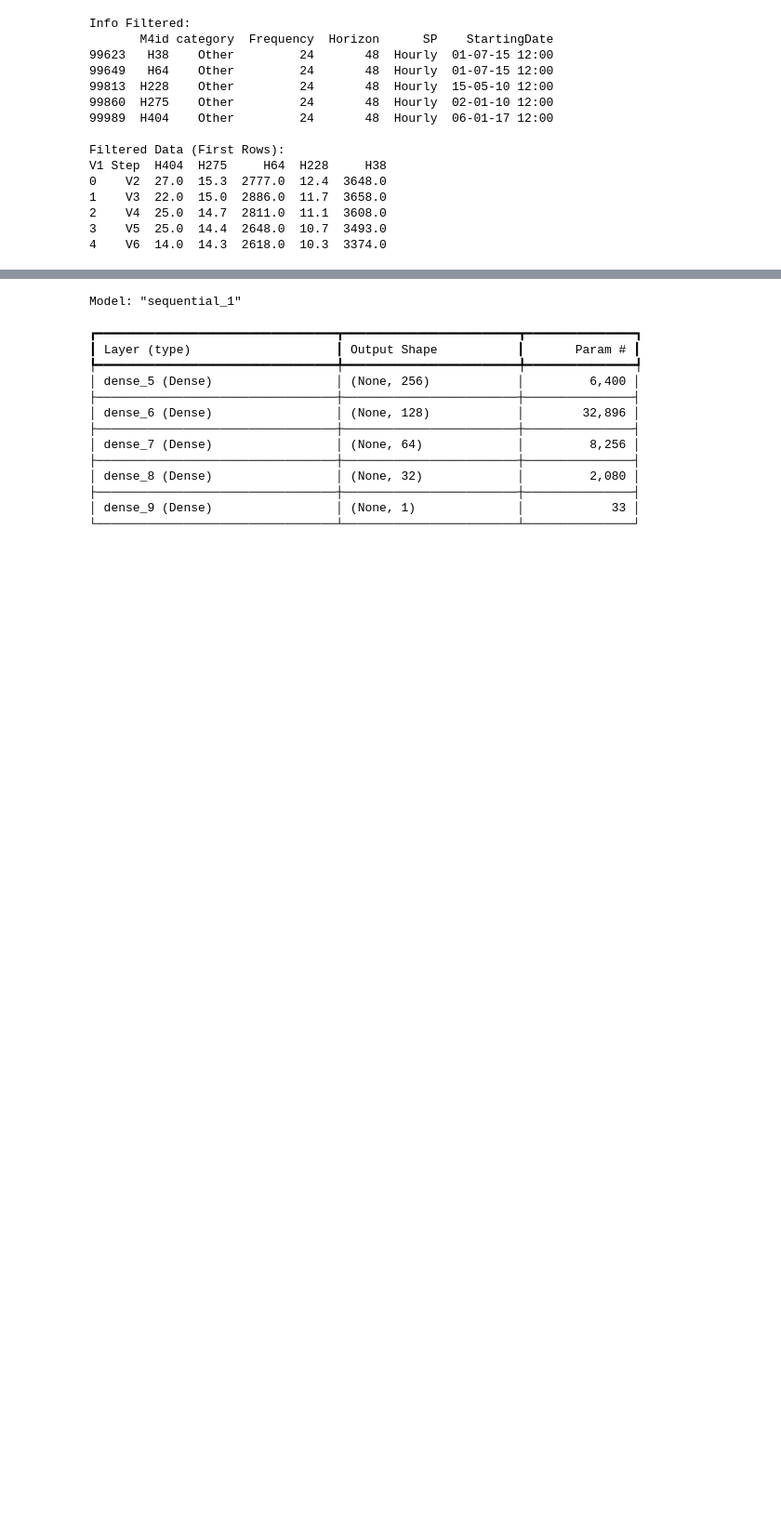
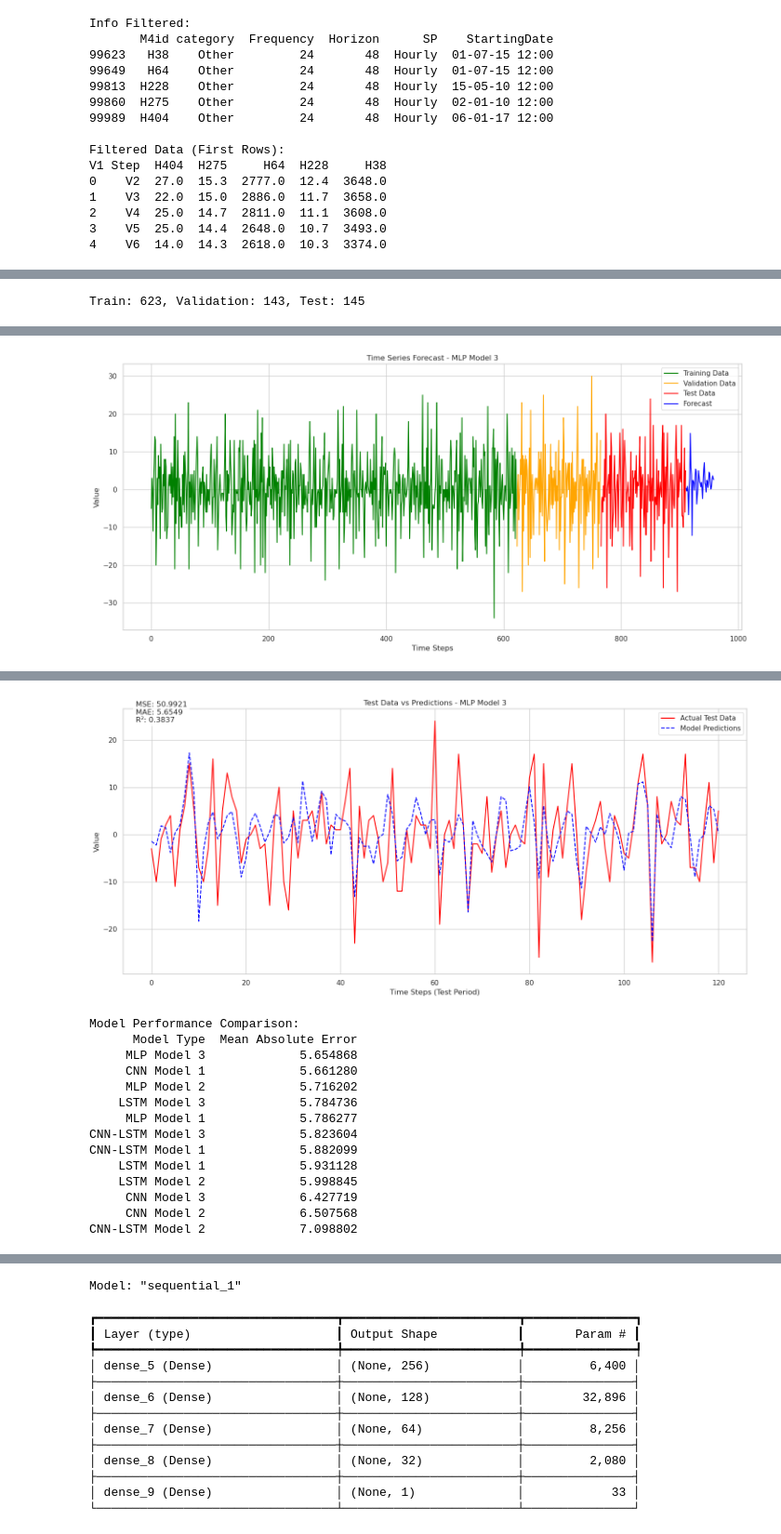
Before and after one commit to Pepe-Chuy/Examen2NL, a Jupyter notebook: H404.ipynb, the cells around one changed output, grey strips where cells are left out. Shown at 93% size. Saved outputs shown, nothing was run; the diff lists cells and outputs as text; code cells hidden in the pictures; blank space fills up the shorter version.

```diff
--- a/H404.ipynb
+++ b/H404.ipynb
@@ -56,0 +123,5 @@ p >= 0.05: Fail to reject null hypothesis (Series might be non-stationary)
+# %%
+train_data, val_data, test_data = split_data(ts.diff().dropna())
+best_model = time_series_forecasting(train_data, val_data, test_data)
+# %% [output]
+Train: 623, Validation: 143, Test: 145
@@ -56,0 +146 @@ p >= 0.05: Fail to reject null hypothesis (Series might be non-stationary)
+[figure, added]
@@ -56,0 +148,15 @@ p >= 0.05: Fail to reject null hypothesis (Series might be non-stationary)
+[figure, added]
+Model Performance Comparison:
+      Model Type  Mean Absolute Error
+     MLP Model 3             5.654868
+     CNN Model 1             5.661280
+     MLP Model 2             5.716202
+    LSTM Model 3             5.784736
+     MLP Model 1             5.786277
+CNN-LSTM Model 3             5.823604
+CNN-LSTM Model 1             5.882099
+    LSTM Model 1             5.931128
+    LSTM Model 2             5.998845
+     CNN Model 3             6.427719
+     CNN Model 2             6.507568
+CNN-LSTM Model 2             7.098802
```
Also changed, not shown: parts of 15 cells of this notebook, 4 other files.
